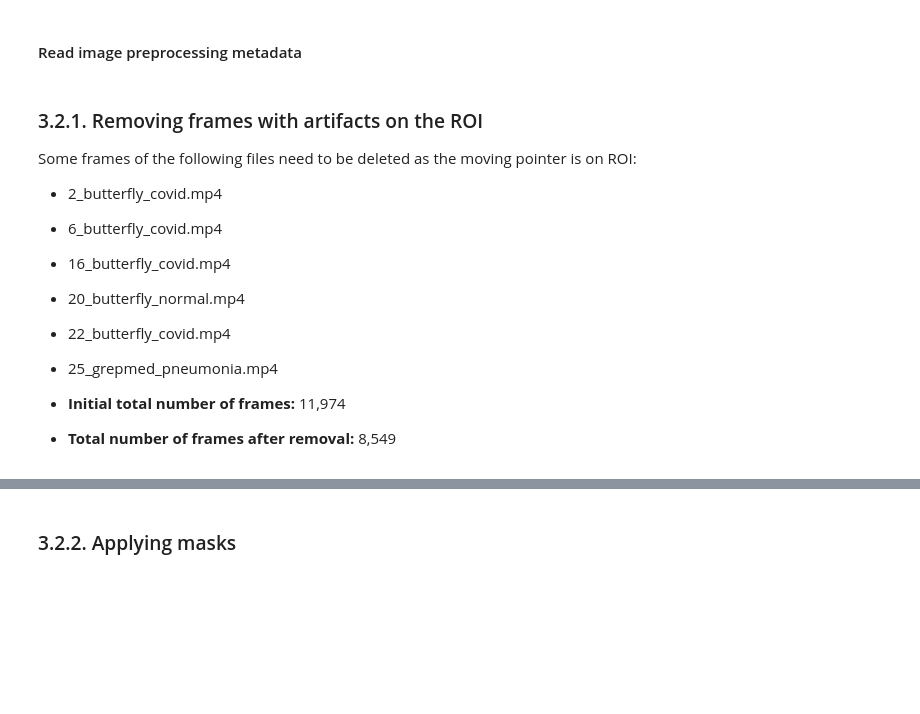
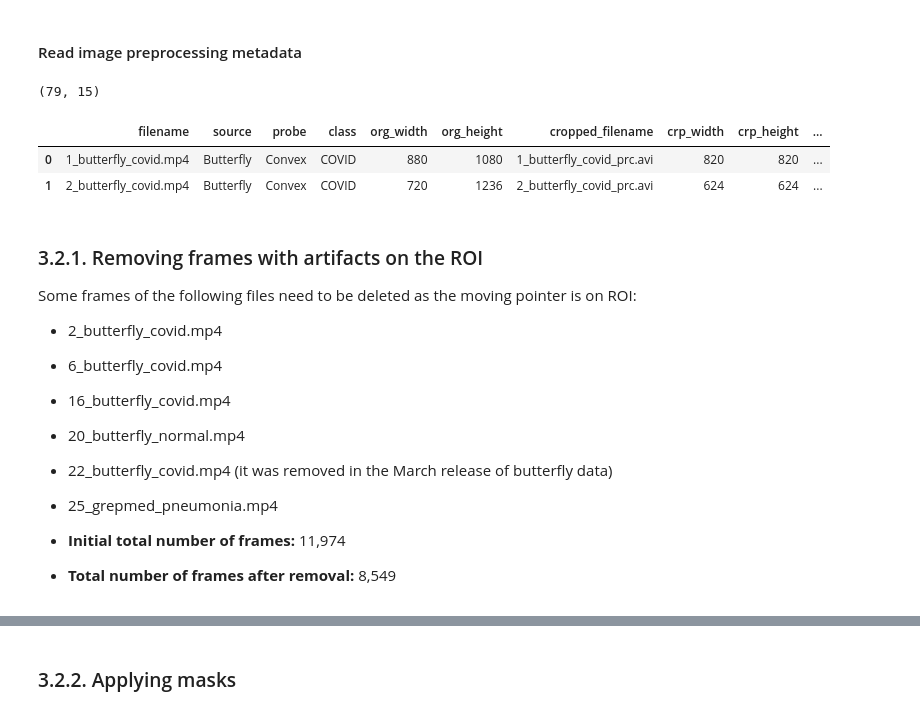
Before and after one commit to nrc-cnrc/COVID-US, a Jupyter notebook: create_COVIDxUS.ipynb, the cells around one changed output, grey strips where cells are left out. Saved outputs shown, nothing was run; the diff lists cells and outputs as text; code cells hidden in the pictures; blank space fills up the shorter version.

Commit message:
scripts checked...butterfly pipeline modified

```diff
--- a/create_COVIDxUS.ipynb
+++ b/create_COVIDxUS.ipynb
@@ -374,8 +484,15 @@ extract_images(video_path= VIDEO_CROPPED_OUT, image_path=IMAGE_CROPPED_OUT, crop
 # %%
 image_prc_df = pd.read_csv('utils/mask_metadata.csv')
 
+image_prc_df = image_prc_df[image_prc_df.filename !='22_butterfly_covid.mp4'] # 22_butterfly_covid.mp4 was removed in March release of butterfly
+
 print(image_prc_df.shape)
 image_prc_df.head(2)
+# %% [output]
+(79, 15)
+|  | filename | source | probe | class | org_width | org_height | cropped_filename | crp_width | crp_height | ... |
+| 0 | 1_butterfly_covid.mp4 | Butterfly | Convex | COVID | 880 | 1080 | 1_butterfly_covid_prc.avi | 820 | 820 | ... |
+| 1 | 2_butterfly_covid.mp4 | Butterfly | Convex | COVID | 720 | 1236 | 2_butterfly_covid_prc.avi | 624 | 624 | ... |
 # %% [markdown]
 ### 3.2.1. Removing frames with artifacts on the ROI
 Some frames of the following files need to be deleted as the moving pointer is on ROI:
@@ -383,7 +500,7 @@ Some frames of the following files need to be deleted as the moving pointer is o
 * 6_butterfly_covid.mp4
 * 16_butterfly_covid.mp4
 * 20_butterfly_normal.mp4
-* 22_butterfly_covid.mp4
+* 22_butterfly_covid.mp4 (it was removed in the March release of butterfly data)
 * 25_grepmed_pneumonia.mp4
 
 
```
Also changed, not shown: parts of 26 cells of this notebook, 2 other files.
